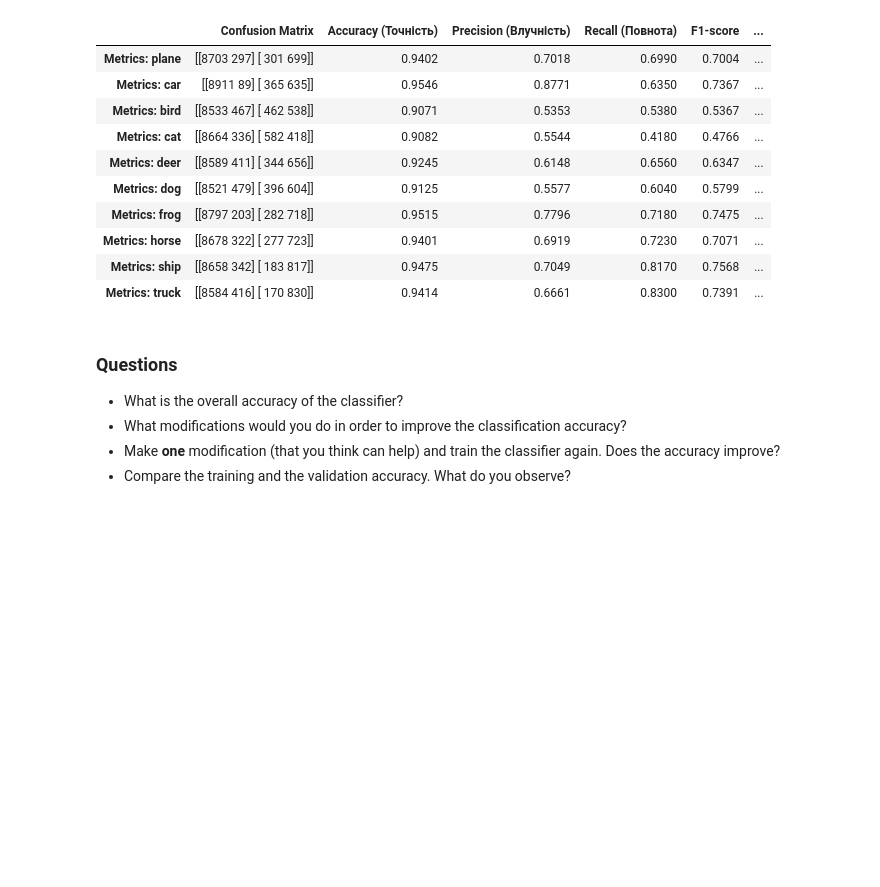
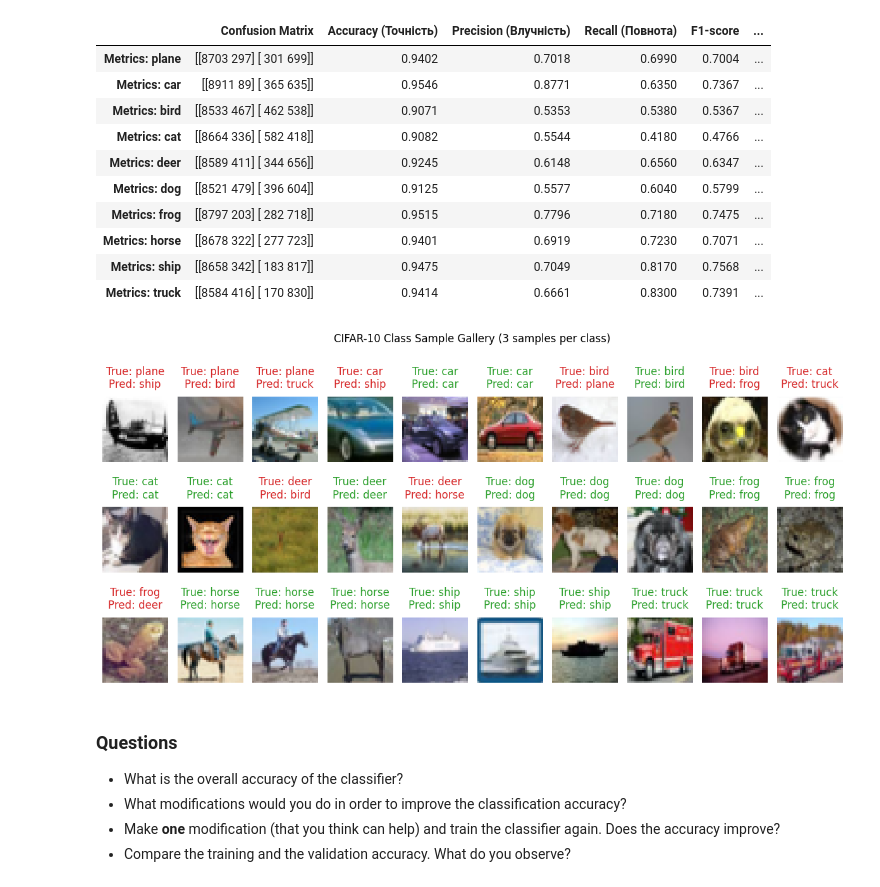
Before and after one commit to BogdanPinchuk/ComputerVision-PBY_HW14, a Jupyter notebook: Bohdan_Pinchuk_CV_HW14.ipynb, the cells around one changed output. Drawn from its saved outputs; the diff is of its cells as text; code cells hidden in the pictures; blank space fills up the shorter version.

Commit message:
[Homework14] - added printing images

```diff
--- a/Bohdan_Pinchuk_CV_HW14.ipynb
+++ b/Bohdan_Pinchuk_CV_HW14.ipynb
@@ -199,14 +199,14 @@ import matplotlib.pyplot as plt
 
 # Input data
 n_img_cols = 10
-images_dict = preview_samples
-n_img_rows = math.ceil(len(images_dict) / n_img_cols)
+images_list = preview_samples
+n_img_rows = math.ceil(len(images_list) / n_img_cols)
 
 # Solution
 _, axes = plt.subplots(n_img_rows, n_img_cols, figsize=(12, 2 * n_img_rows))
 axes_list = np.array(axes).flatten()
 
-for idx, (img_name, img_data) in enumerate(images_dict):
+for idx, (img_name, img_data) in enumerate(images_list):
     ax = axes_list[idx]
     ax.set_title(img_name, pad=10, loc='center', color='black')
     if len(img_data.shape) == 3:
@@ -216,7 +216,7 @@ for idx, (img_name, img_data) in enumerate(images_dict):
     ax.axis(False)
 
 # remove empty charts
-for idx in range(len(images_dict), len(axes_list)):
+for idx in range(len(images_list), len(axes_list)):
     axes_list[idx].remove()
 
 # Plot
@@ -632,14 +632,63 @@ Comparative Per-Class Classification Performance
 | Metrics: horse | [[8678 322] [ 277 723]] | 0.9401 | 0.6919 | 0.7230 | 0.7071 | ... |
 | Metrics: ship | [[8658 342] [ 183 817]] | 0.9475 | 0.7049 | 0.8170 | 0.7568 | ... |
 | Metrics: truck | [[8584 416] [ 170 830]] | 0.9414 | 0.6661 | 0.8300 | 0.7391 | ... |
-# %%
-# Show random samples
-for ii in range(15):
-    # Pick a random sample
-    idx =
-    # Show the results
-    plt.subplot(3, 5, ii + 1), plt.imshow(x_test[idx, ...])
-    plt.title('True: ' + str(classes[y_true[idx]]) + ' | Pred: ' + str(classes[y_pred[idx]]))
+# %%
+# Graphic results
+
+import math
+import numpy as np
+import matplotlib.pyplot as plt
+
+# Input data
+n_images_per_class = 3
+n_img_cols = 10
+
+# Solution
+analysis_samples = []
+analysis_colors = []
+# preparing set of images for analysis
+for class_id in range(len(classes)):
+    # filter indexes of the necessary class
+    class_indices = np.where(y_test == class_id)[0]
+    # get 3 random images
+    random_indices = np.random.choice(class_indices, size=n_images_per_class, replace=False)
+    # add images to list
+    for idx in random_indices:
+        # add image
+        key = f"True: {classes[y_true[idx]]}\nPred: {classes[y_pred[idx]]}"
+        value = x_test[idx]
+        analysis_samples.append((key, value))
+
+        # add color
+        is_correct = (y_true[idx] == y_pred[idx])
+        title_color = 'tab:green' if is_correct else 'tab:red'
+        analysis_colors.append(title_color)
+
+images_list = analysis_samples
+n_img_rows = math.ceil(len(images_list) / n_img_cols)
+
+_, axes = plt.subplots(n_img_rows, n_img_cols, figsize=(12, 2 * n_img_rows))
+axes_list = np.array(axes).flatten()
+
+for idx, (img_name, img_data) in enumerate(images_list):
+    ax = axes_list[idx]
+    ax.set_title(img_name, pad=10, loc='center', color=analysis_colors[idx])
+    if len(img_data.shape) == 3:
+        ax.imshow(img_data)
+    else:
+        ax.imshow(img_data, cmap='gray')
+    ax.axis(False)
+
+# remove empty charts
+for idx in range(len(images_list), len(axes_list)):
+    axes_list[idx].remove()
+
+# Plot
+plt.suptitle("CIFAR-10 Class Sample Gallery (3 samples per class)", y=1.0)
+plt.tight_layout()
+plt.show()
+# %% [output]
+[figure, added]
 # %% [markdown]
 ### Questions
 * What is the overall accuracy of the classifier?
```
Also changed, not shown: parts of 1 cell of this notebook.
